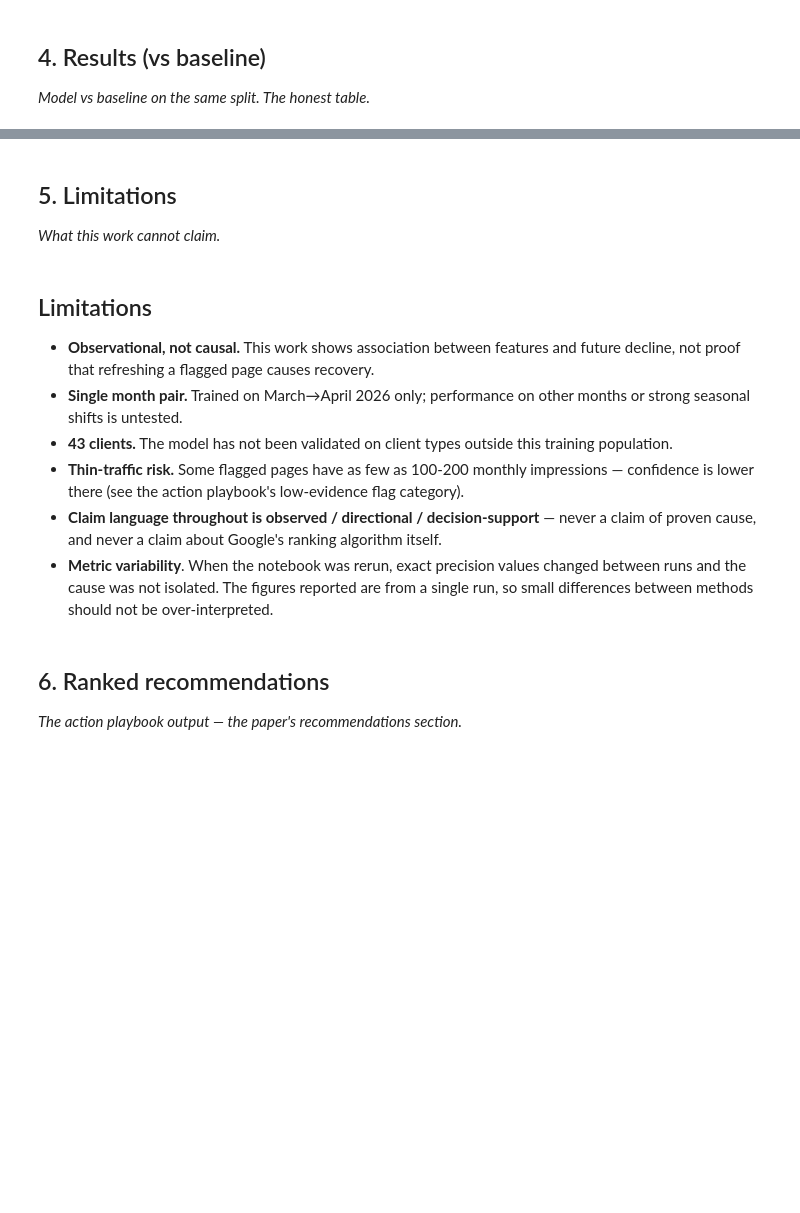
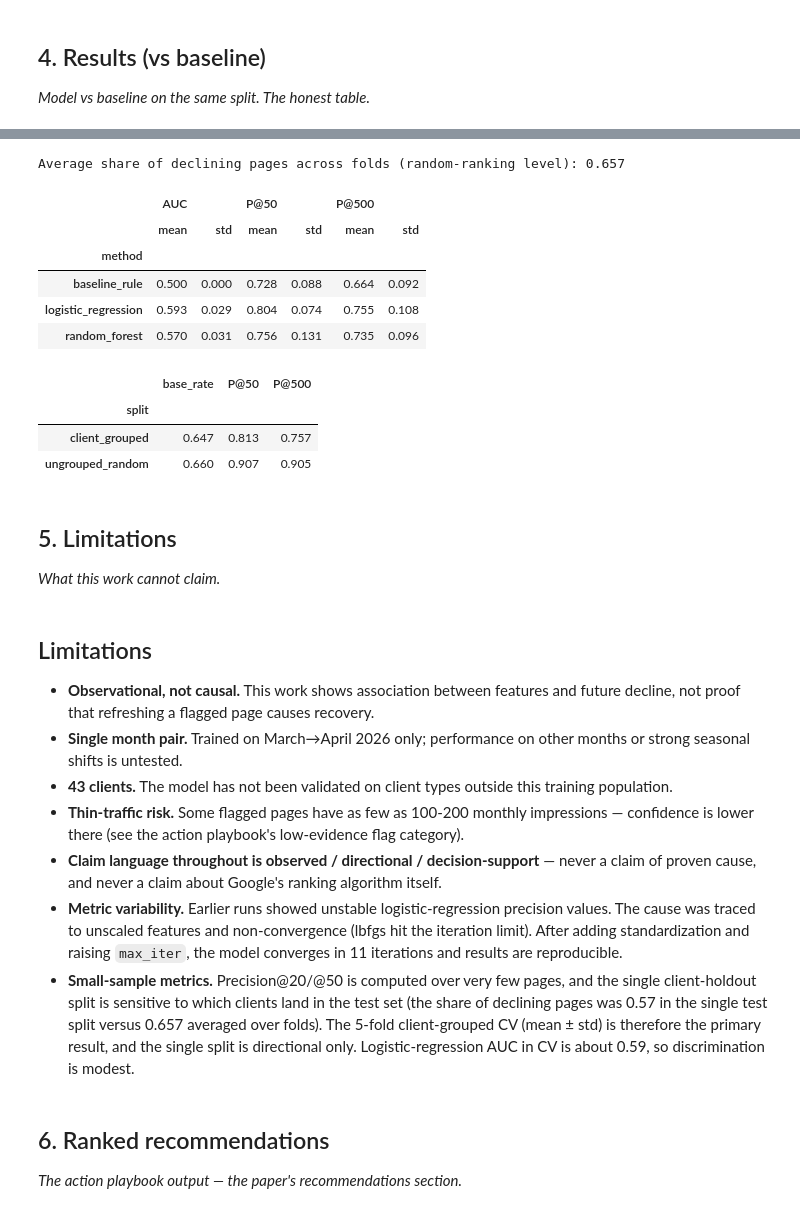
Before and after one commit to nooragab/flyrank-ml-internship, a Jupyter notebook: work/notebooks/capstone.ipynb, the cells around one changed output, grey strips where cells are left out. Drawn from its saved outputs; the diff is of its cells as text; code cells hidden in the pictures; blank space fills up the shorter version.

```diff
--- a/work/notebooks/capstone.ipynb
+++ b/work/notebooks/capstone.ipynb
@@ -254,3 +276,68 @@ For context, about 66% of pages in the dataset declined from March to April, so
+# %%
+X_all = pd.get_dummies(data[feature_cols + ["position_tier"]], columns=["position_tier"])
+y_all = data["is_declining_next_month"].values
+groups = data["client_hash_id"].values
+baseline_all = data["baseline_score"].values
+
+def make_models():
+    return {
+        "logistic_regression": make_pipeline(
+            StandardScaler(),
+            LogisticRegression(max_iter=2000, class_weight="balanced", random_state=SEED)),
+        "random_forest": RandomForestClassifier(
+            n_estimators=200, class_weight="balanced", random_state=SEED, n_jobs=-1),
+    }
+
+rows = []
+for fold, (tr, te) in enumerate(GroupKFold(n_splits=5).split(X_all, y_all, groups), 1):
+    Xtr, Xte, ytr, yte = X_all.iloc[tr], X_all.iloc[te], y_all[tr], y_all[te]
+    fold_scores = {"baseline_rule": baseline_all[te]}
+    for name, m in make_models().items():
+        m.fit(Xtr, ytr)
+        fold_scores[name] = m.predict_proba(Xte)[:, 1]
+    for name, s in fold_scores.items():
+        rows.append({"fold": fold, "method": name, "base_rate": yte.mean(),
+                     "AUC": roc_auc_score(yte, s),
+                     "P@50": precision_at_k(s, yte, 50),
+                     "P@500": precision_at_k(s, yte, 500)})
+
+cv = pd.DataFrame(rows)
+print("Average share of declining pages across folds (random-ranking level):", round(cv["base_rate"].mean(), 3))
+cv.groupby("method")[["AUC", "P@50", "P@500"]].agg(["mean", "std"]).round(3)
+# %% [output]
+Average share of declining pages across folds (random-ranking level): 0.657
+|  | AUC |  | P@50 |  | P@500 |  |
+|  | mean | std | mean | std | mean | std |
+| method |  |  |  |  |  |  |
+| baseline_rule | 0.500 | 0.000 | 0.728 | 0.088 | 0.664 | 0.092 |
+| logistic_regression | 0.593 | 0.029 | 0.804 | 0.074 | 0.755 | 0.108 |
+| random_forest | 0.570 | 0.031 | 0.756 | 0.131 | 0.735 | 0.096 |
+# %%
+# Leakage demo: random split (pages of the same client in train AND test) vs client-grouped split.
+# Same model, same features, averaged over 3 seeds so one lucky split doesn't decide the result.
+leak_rows = []
+for seed in (42, 43, 44):
+    # ungrouped: random page-level split
+    tr_i, te_i = train_test_split(np.arange(len(data)), test_size=0.25, random_state=seed)
+    # grouped: whole clients held out
+    g_tr, g_te = next(GroupShuffleSplit(n_splits=1, test_size=0.25, random_state=seed)
+                      .split(data, groups=data["client_hash_id"]))
+    for split_name, (a, b) in {"ungrouped_random": (tr_i, te_i), "client_grouped": (g_tr, g_te)}.items():
+        m = RandomForestClassifier(n_estimators=100, class_weight="balanced",
+                                   random_state=SEED, n_jobs=-1).fit(X_all.iloc[a], y_all[a])
+        s = m.predict_proba(X_all.iloc[b])[:, 1]
+        leak_rows.append({"split": split_name, "seed": seed, "base_rate": y_all[b].mean(),
+                          "P@50": precision_at_k(s, y_all[b], 50),
+                          "P@500": precision_at_k(s, y_all[b], 500)})
+
+leak = pd.DataFrame(leak_rows)
+leak_summary = leak.groupby("split")[["base_rate", "P@50", "P@500"]].mean().round(3)
+leak_summary
+# %% [output]
+|  | base_rate | P@50 | P@500 |
+| split |  |  |  |
+| client_grouped | 0.647 | 0.813 | 0.757 |
+| ungrouped_random | 0.660 | 0.907 | 0.905 |
 # %% [markdown]
 ## 5. Limitations
 
@@ -268,7 +355,8 @@ For context, about 66% of pages in the dataset declined from March to April, so
   confidence is lower there (see the action playbook's low-evidence flag category).
 - **Claim language throughout is observed / directional / decision-support** — never a claim
   of proven cause, and never a claim about Google's ranking algorithm itself.
-- **Metric variability**. When the notebook was rerun, exact precision values changed between runs and the cause was not isolated. The figures reported are from a single run, so small differences between methods should not be over-interpreted.
+- **Metric variability.** Earlier runs showed unstable logistic-regression precision values. The cause was traced to unscaled features and non-convergence (lbfgs hit the iteration limit). After adding standardization and raising `max_iter`, the model converges in 11 iterations and results are reproducible.
+- **Small-sample metrics.** Precision@20/@50 is computed over very few pages, and the single client-holdout split is sensitive to which clients land in the test set (the share of declining pages was 0.57 in the single test split versus 0.657 averaged over folds). The 5-fold client-grouped CV (mean ± std) is therefore the primary result, and the single split is directional only. Logistic-regression AUC in CV is about 0.59, so discrimination is modest.
 # %% [markdown]
 ## 6. Ranked recommendations
 
```
Also changed, not shown: parts of 10 cells of this notebook.
